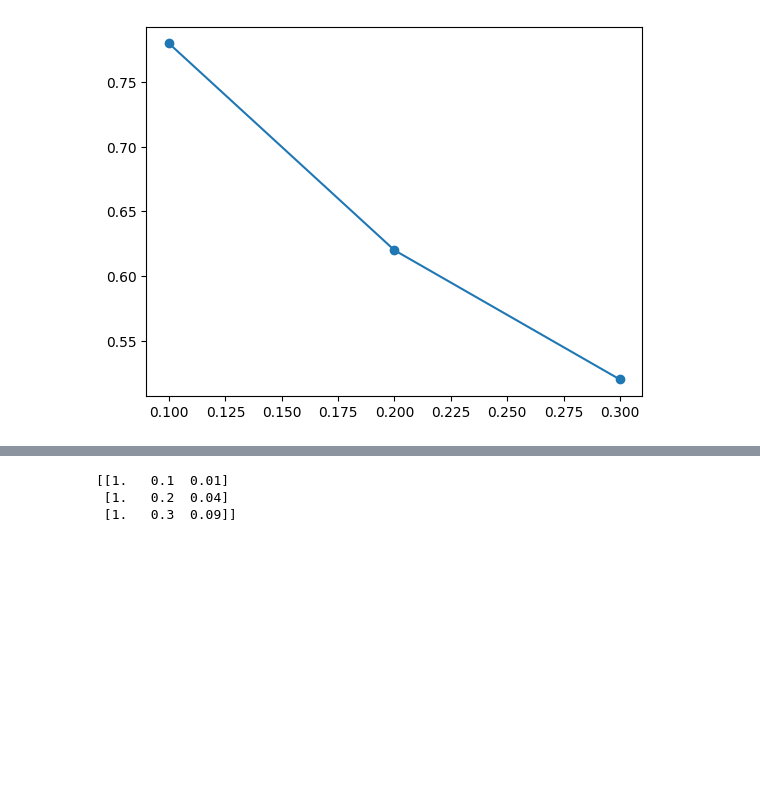
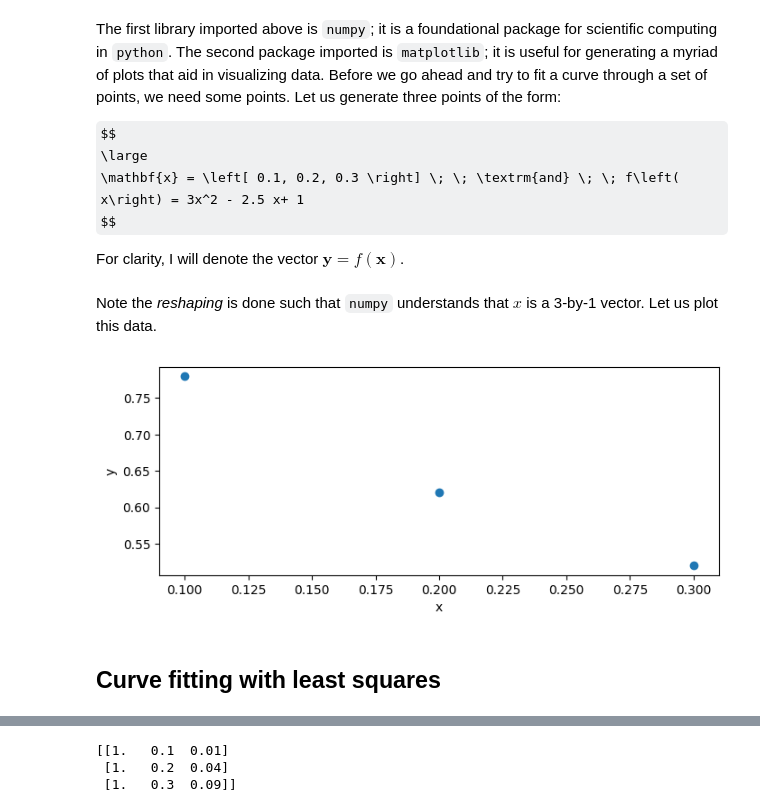
Before and after one commit to psesh/ae2010-11, a Jupyter notebook: notebooks/demo.ipynb, the cells around one changed output, grey strips where cells are left out. Drawn from its saved outputs; the diff is of its cells as text; code cells hidden in the pictures; some formulas as TeX source; blank space fills up the shorter version.

```diff
--- a/notebooks/demo.ipynb
+++ b/notebooks/demo.ipynb
@@ -1,11 +21,27 @@
 # %%
 import numpy as np
 import matplotlib.pyplot as plt
+# %% [markdown]
+The first library imported above is ``numpy``; it is a foundational package for scientific computing in ``python``. The second package imported is ``matplotlib``; it is useful for generating a myriad of plots that aid in visualizing data. Before we go ahead and try to fit a curve through a set of points, we need some points. Let us generate three points of the form:
+
+$$
+\large
+\mathbf{x} = \left[ 0.1, 0.2, 0.3 \right] \; \; \textrm{and} \; \; f\left( x\right) = 3x^2 - 2.5 x+ 1
+$$
+
+For clarity, I will denote the vector $\mathbf{y} = f\left( \mathbf{x} \right)$.
 # %%
 x = np.array([0.1, 0.2, 0.3]).reshape(3,1)
 y = 3*x**2 - 2.5 *x + 1.
+# %% [markdown]
+Note the *reshaping* is done such that ``numpy`` understands that $x$ is a 3-by-1 vector. Let us plot this data.
 # %%
-plt.plot(x, y, 'o-')
+fig = plt.figure(figsize=(8,3))
+plt.plot(x, y, 'o')
+plt.xlabel('x')
+plt.ylabel('y')
 plt.show()
 # %% [output]
-[figure, old version]
+[figure, new version]
+# %% [markdown]
+## Curve fitting with least squares
```
Also changed, not shown: parts of 13 cells of this notebook, 18 other files.
